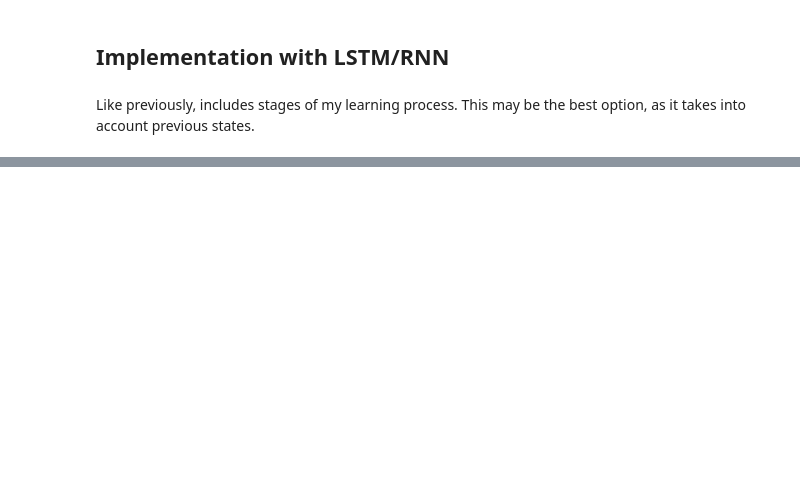
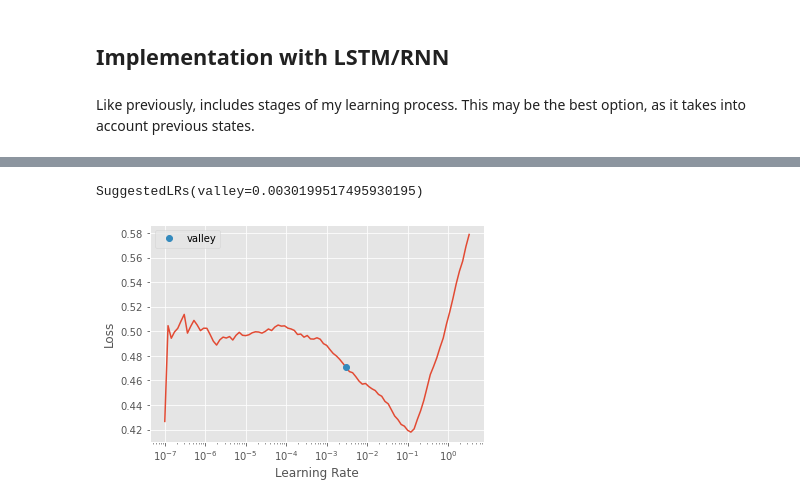
Before and after one commit to joshuatmyers/osu-ai, a Jupyter notebook: pytorch-model.ipynb, the cells around one changed output, grey strips where cells are left out. Cells and saved outputs as stored; diff of their text form; code cells hidden in the pictures; blank space fills up the shorter version.

```diff
--- a/pytorch-model.ipynb
+++ b/pytorch-model.ipynb
@@ -123,0 +300,5 @@ This may be the best option, as it takes into account previous states.
+# %%
+learn = vision_learner(dls, resnet18, y_range=(-1,1))
+# %%
+learn.lr_find()
+# %% [output]
@@ -123,0 +306,2 @@ This may be the best option, as it takes into account previous states.
+SuggestedLRs(valley=0.0030199517495930195)
+[figure, added]
```
Also changed, not shown: parts of 26 cells of this notebook.
